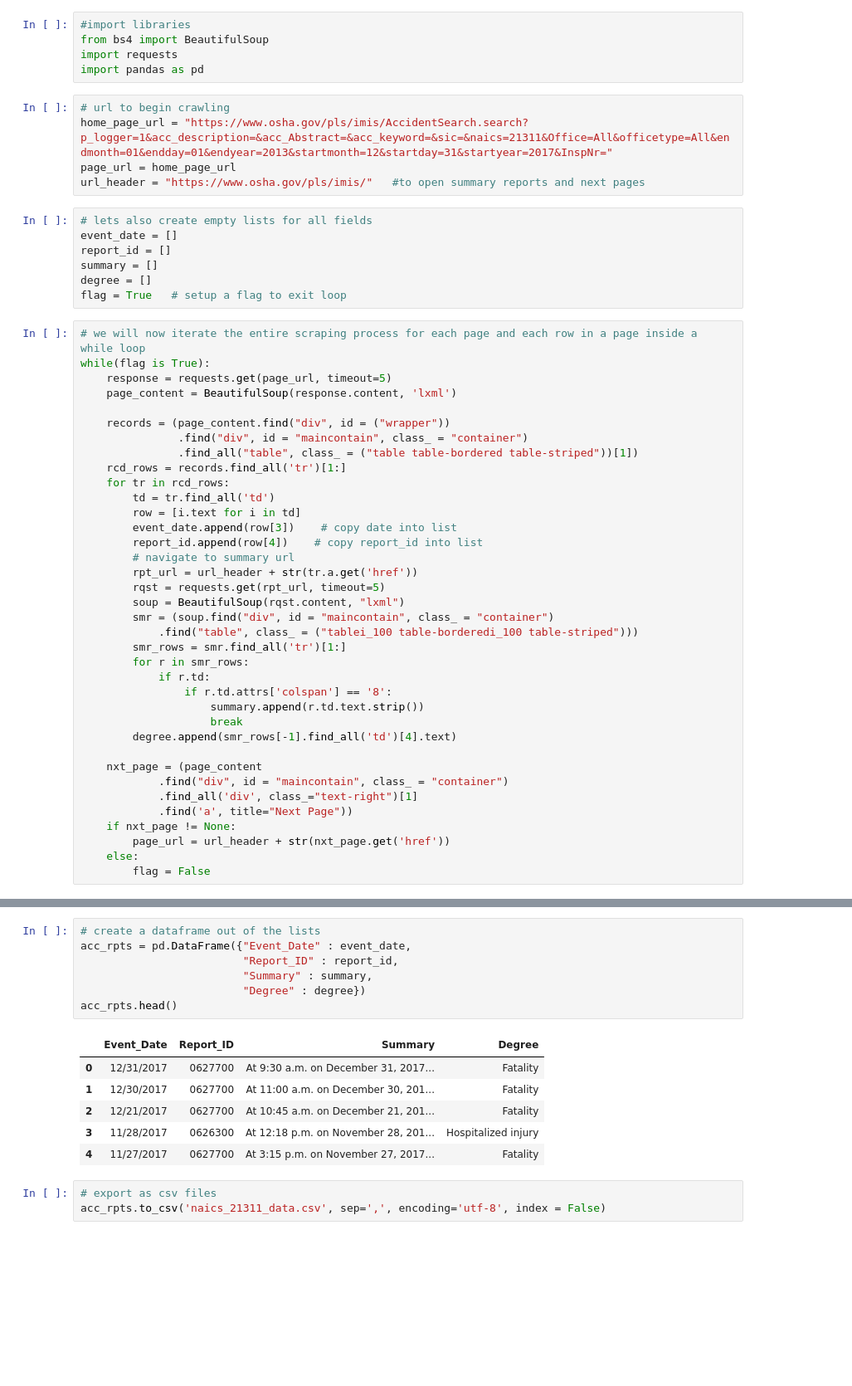
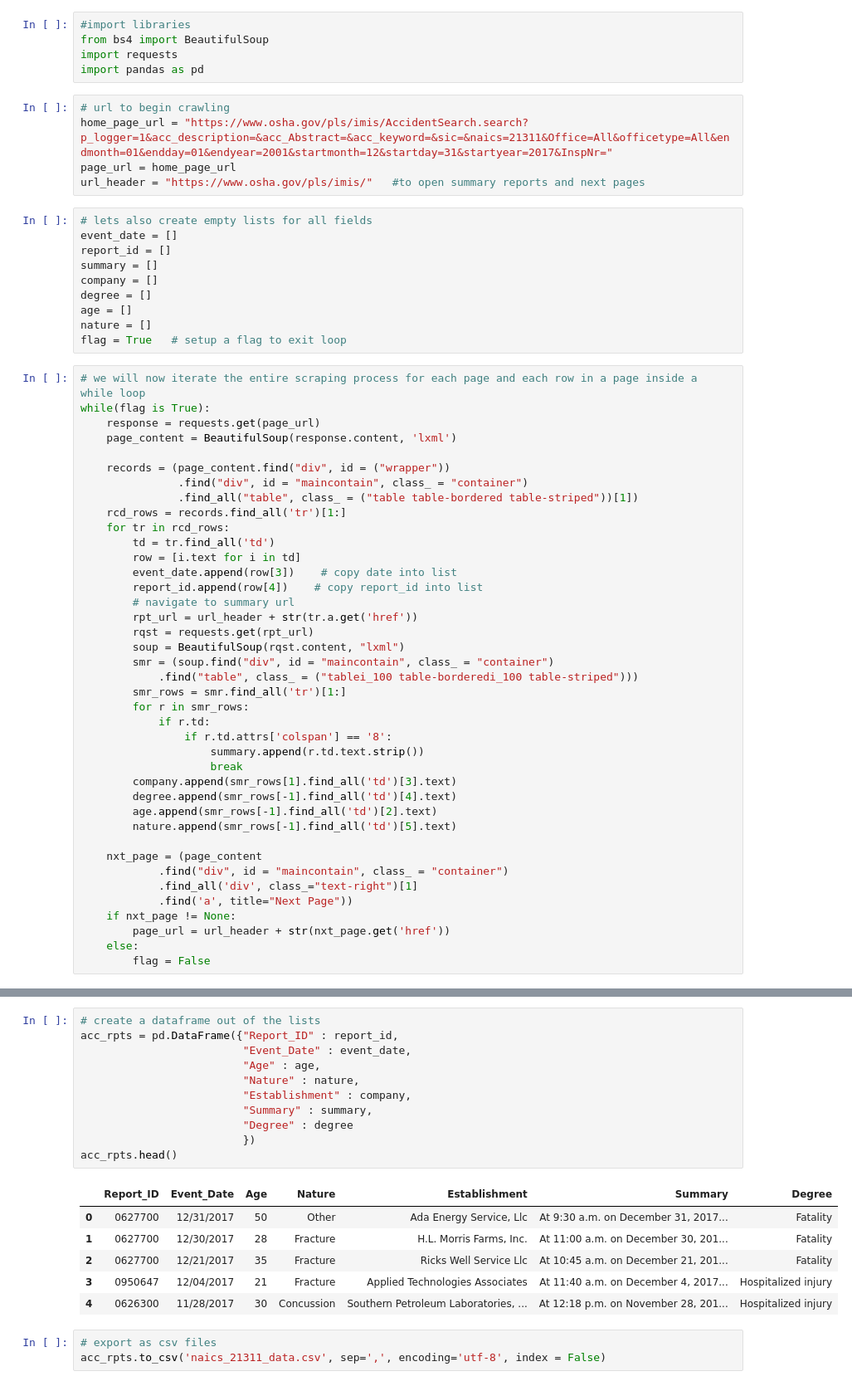
Before and after one commit to binti03/textmine-oilgas-reports, a Jupyter notebook: data/naics_21311_scraper.ipynb, the cells around one changed output, grey strips where cells are left out. Shown: that part at 83% size. Cells and saved outputs as stored; diff of their text form; blank space fills up the shorter version.

```diff
--- a/data/naics_21311_scraper.ipynb
+++ b/data/naics_21311_scraper.ipynb
@@ -15,7 +15,7 @@ import requests
 import pandas as pd
 # %%
 # url to begin crawling
-home_page_url = "https://www.osha.gov/pls/imis/AccidentSearch.search?p_logger=1&acc_description=&acc_Abstract=&acc_keyword=&sic=&naics=21311&Office=All&officetype=All&endmonth=01&endday=01&endyear=2013&startmonth=12&startday=31&startyear=2017&InspNr="
+home_page_url = "https://www.osha.gov/pls/imis/AccidentSearch.search?p_logger=1&acc_description=&acc_Abstract=&acc_keyword=&sic=&naics=21311&Office=All&officetype=All&endmonth=01&endday=01&endyear=2001&startmonth=12&startday=31&startyear=2017&InspNr="
 page_url = home_page_url
 url_header = "https://www.osha.gov/pls/imis/"   #to open summary reports and next pages
 # %%
@@ -23,12 +23,15 @@ url_header = "https://www.osha.gov/pls/imis/"   #to open summary reports and nex
 event_date = []
 report_id = []
 summary = []
+company = []
 degree = []
+age = []
+nature = []
 flag = True   # setup a flag to exit loop
 # %%
 # we will now iterate the entire scraping process for each page and each row in a page inside a while loop
 while(flag is True):
-    response = requests.get(page_url, timeout=5)
+    response = requests.get(page_url)
     page_content = BeautifulSoup(response.content, 'lxml')
 
     records = (page_content.find("div", id = ("wrapper"))
@@ -42,7 +45,7 @@ while(flag is True):
         report_id.append(row[4])    # copy report_id into list
         # navigate to summary url
         rpt_url = url_header + str(tr.a.get('href'))
-        rqst = requests.get(rpt_url, timeout=5)
+        rqst = requests.get(rpt_url)
         soup = BeautifulSoup(rqst.content, "lxml")
         smr = (soup.find("div", id = "maincontain", class_ = "container")
             .find("table", class_ = ("tablei_100 table-borderedi_100 table-striped")))
@@ -52,7 +55,10 @@ while(flag is True):
                 if r.td.attrs['colspan'] == '8':
                     summary.append(r.td.text.strip())
                     break
+        company.append(smr_rows[1].find_all('td')[3].text)
         degree.append(smr_rows[-1].find_all('td')[4].text)
+        age.append(smr_rows[-1].find_all('td')[2].text)
+        nature.append(smr_rows[-1].find_all('td')[5].text)
 
     nxt_page = (page_content
             .find("div", id = "maincontain", class_ = "container")
@@ -65,17 +75,21 @@ while(flag is True):
 # %%
 # create a dataframe out of the lists
-acc_rpts = pd.DataFrame({"Event_Date" : event_date,
-                         "Report_ID" : report_id,
+acc_rpts = pd.DataFrame({"Report_ID" : report_id,
+                         "Event_Date" : event_date,
+                         "Age" : age,
+                         "Nature" : nature,
+                         "Establishment" : company,
                          "Summary" : summary,
-                         "Degree" : degree})
+                         "Degree" : degree
+                         })
 acc_rpts.head()
 # %% [output]
-|  | Event_Date | Report_ID | Summary | Degree |
-| 0 | 12/31/2017 | 0627700 | At 9:30 a.m. on December 31, 2017... | Fatality |
-| 1 | 12/30/2017 | 0627700 | At 11:00 a.m. on December 30, 201... | Fatality |
-| 2 | 12/21/2017 | 0627700 | At 10:45 a.m. on December 21, 201... | Fatality |
-| 3 | 11/28/2017 | 0626300 | At 12:18 p.m. on November 28, 201... | Hospitalized injury |
-| 4 | 11/27/2017 | 0627700 | At 3:15 p.m. on November 27, 2017... | Fatality |
+|  | Report_ID | Event_Date | Age | Nature | Establishment | Summary | Degree |
+| 0 | 0627700 | 12/31/2017 | 50 | Other | Ada Energy Service, Llc | At 9:30 a.m. on December 31, 2017... | Fatality |
+| 1 | 0627700 | 12/30/2017 | 28 | Fracture | H.L. Morris Farms, Inc. | At 11:00 a.m. on December 30, 201... | Fatality |
+| 2 | 0627700 | 12/21/2017 | 35 | Fracture | Ricks Well Service Llc | At 10:45 a.m. on December 21, 201... | Fatality |
+| 3 | 0950647 | 12/04/2017 | 21 | Fracture | Applied Technologies Associates | At 11:40 a.m. on December 4, 2017... | Hospitalized injury |
+| 4 | 0626300 | 11/28/2017 | 30 | Concussion | Southern Petroleum Laboratories, ... | At 12:18 p.m. on November 28, 201... | Hospitalized injury |
 # %%
 # export as csv files
 acc_rpts.to_csv('naics_21311_data.csv', sep=',', encoding='utf-8', index = False)
```
Also changed, not shown: parts of 1 cell of this notebook, 6 other files.
